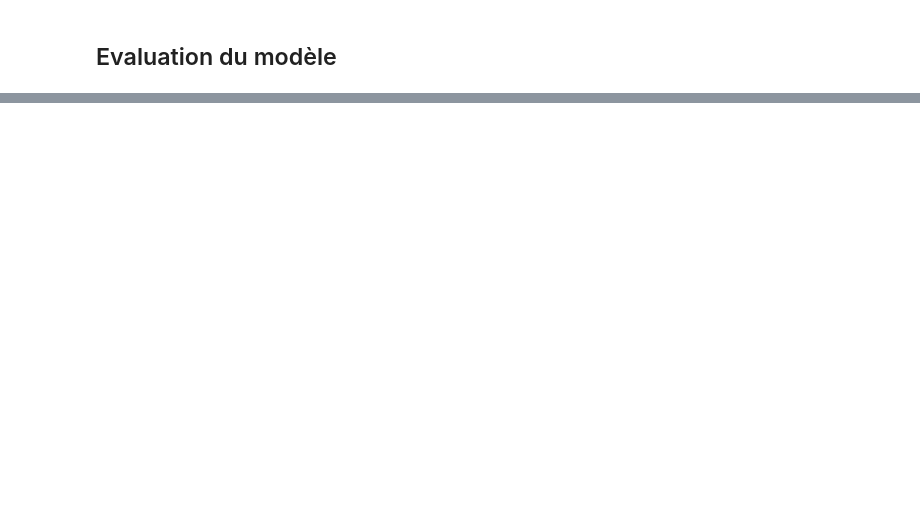
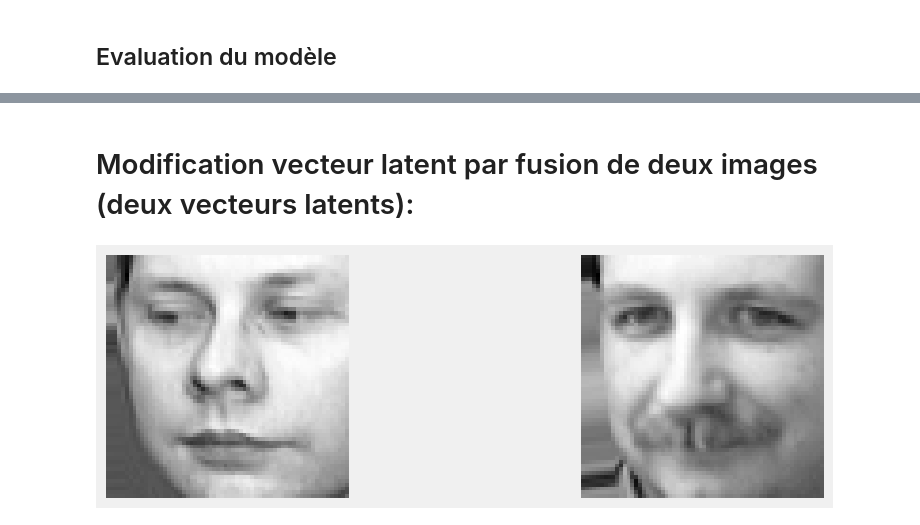
Before and after one commit to Picus303/FaceTidieux, a Jupyter notebook: Autoencodeur_1.ipynb, the cells around one changed output, grey strips where cells are left out. Cells and saved outputs as stored; diff of their text form; code cells hidden in the pictures; blank space fills up the shorter version.

```diff
--- a/Autoencodeur_1.ipynb
+++ b/Autoencodeur_1.ipynb
@@ -177,0 +272,40 @@ Test Loss: 0.003649
+# %% [markdown]
+# Modification vecteur latent par fusion de deux images (deux vecteurs latents):
+# %%
+# Extraction de plusieurs vecteurs latents (pour tests avec deux images) :
+
+# Récupérer une image
+data_iter = iter(train_loader)  # train_loader l'entrainement
+image, _ = next(data_iter)  # Prendre un batch d'images (et ignorer les labels s'il y en a)
+
+# Sélectionner une seule image du batch
+image_2d1 = image[0].squeeze().cpu().numpy().reshape(64, 64)  # Garder une version 2D pour affichage
+image_2d2 = image[1].squeeze().cpu().numpy().reshape(64, 64)  # Garder une version 2D pour affichage
+
+stored_images = []
+stored_images.append(image_2d1)
+stored_images.append(image_2d2)
+
+
+fig, axes = plt.subplots(nrows=1, ncols=2, figsize=(10, 3))
+for i in range(2):
+    axes[i].imshow(stored_images[i], cmap='gray')
+    axes[i].axis('off')
+#plt.title("Images de base")
+plt.show()
+
+
+# Envoyer l'image sur le bon device
+image1 = image[0].unsqueeze(0).to(device)  # Ajouter une dimension batch
+image2 = image[1].unsqueeze(0).to(device)  # Ajouter une dimension batch
+
+# Passer dans l'encodeur pour obtenir le vecteur latent
+model.eval()
+with torch.no_grad():
+    latent_vector1 = model.encoder(image1)  # Pas besoin de .view()
+    latent_vector2 = model.encoder(image2)
+
+#print("Vecteur latent extrait associé à l'image 1 :", latent_vector1)
+#print("Vecteur latent extrait associé à l'image 2:", latent_vector2)
+# %% [output]
+[figure, added]
```
Also changed, not shown: parts of 18 cells of this notebook, 1 other file.
